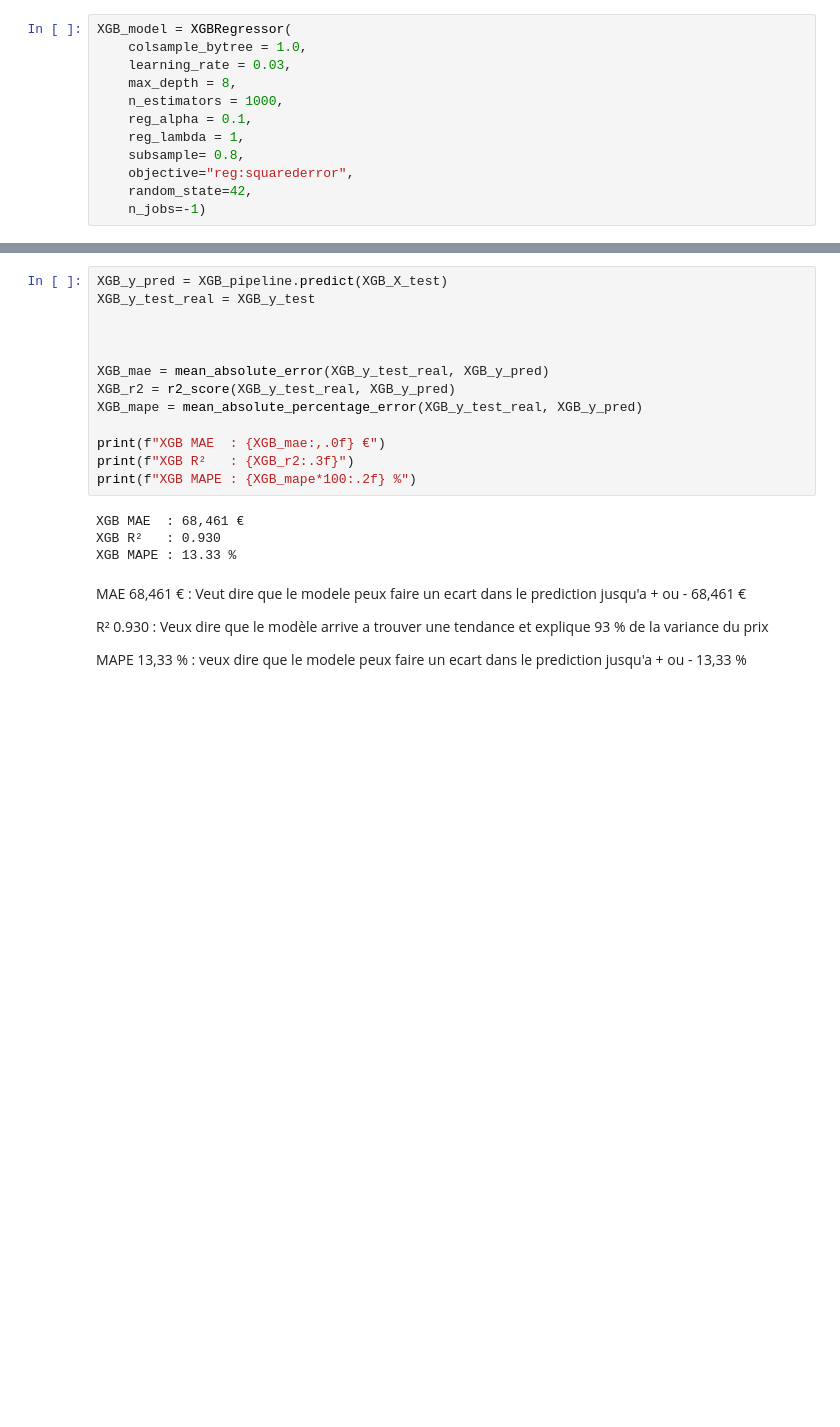
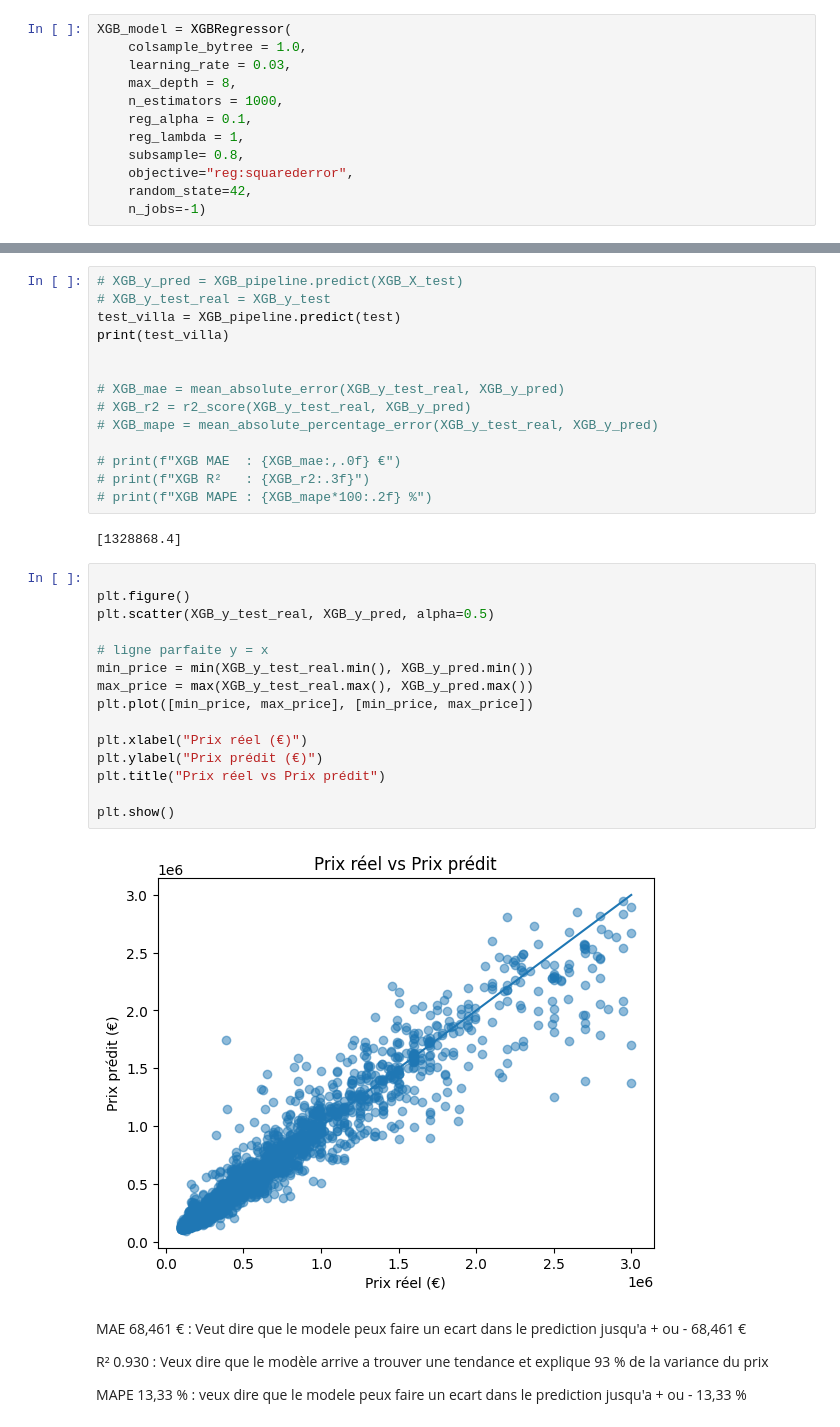
Before and after one commit to ayoub-abderrahmane/apartment-hunter, a Jupyter notebook: notebook/train_model.ipynb, the cells around one changed output, grey strips where cells are left out. Drawn from its saved outputs; the diff is of its cells as text; blank space fills up the shorter version.

```diff
--- a/notebook/train_model.ipynb
+++ b/notebook/train_model.ipynb
@@ -300,20 +356,36 @@ with open('XGBoost.pkl' , 'wb') as file :
 # %%
-XGB_y_pred = XGB_pipeline.predict(XGB_X_test)
-XGB_y_test_real = XGB_y_test
+# XGB_y_pred = XGB_pipeline.predict(XGB_X_test)
+# XGB_y_test_real = XGB_y_test
+test_villa = XGB_pipeline.predict(test)
+print(test_villa)
 
 
+# XGB_mae = mean_absolute_error(XGB_y_test_real, XGB_y_pred)
+# XGB_r2 = r2_score(XGB_y_test_real, XGB_y_pred)
+# XGB_mape = mean_absolute_percentage_error(XGB_y_test_real, XGB_y_pred)
 
-XGB_mae = mean_absolute_error(XGB_y_test_real, XGB_y_pred)
-XGB_r2 = r2_score(XGB_y_test_real, XGB_y_pred)
-XGB_mape = mean_absolute_percentage_error(XGB_y_test_real, XGB_y_pred)
-
-print(f"XGB MAE  : {XGB_mae:,.0f} €")
-print(f"XGB R²   : {XGB_r2:.3f}")
-print(f"XGB MAPE : {XGB_mape*100:.2f} %")
+# print(f"XGB MAE  : {XGB_mae:,.0f} €")
+# print(f"XGB R²   : {XGB_r2:.3f}")
+# print(f"XGB MAPE : {XGB_mape*100:.2f} %")
 # %% [output]
-XGB MAE  : 68,461 €
-XGB R²   : 0.930
-XGB MAPE : 13.33 %
+[1328868.4]
+# %%
+
+plt.figure()
+plt.scatter(XGB_y_test_real, XGB_y_pred, alpha=0.5)
+
+# ligne parfaite y = x
+min_price = min(XGB_y_test_real.min(), XGB_y_pred.min())
+max_price = max(XGB_y_test_real.max(), XGB_y_pred.max())
+plt.plot([min_price, max_price], [min_price, max_price])
+
+plt.xlabel("Prix réel (€)")
+plt.ylabel("Prix prédit (€)")
+plt.title("Prix réel vs Prix prédit")
+
+plt.show()
+# %% [output]
+[figure, added]
 # %% [markdown]
 MAE   68,461  € : Veut dire que le modele peux faire un ecart dans le prediction
 jusqu'a + ou - 68,461  €
```
Also changed, not shown: parts of 10 cells of this notebook, 7 other files.
